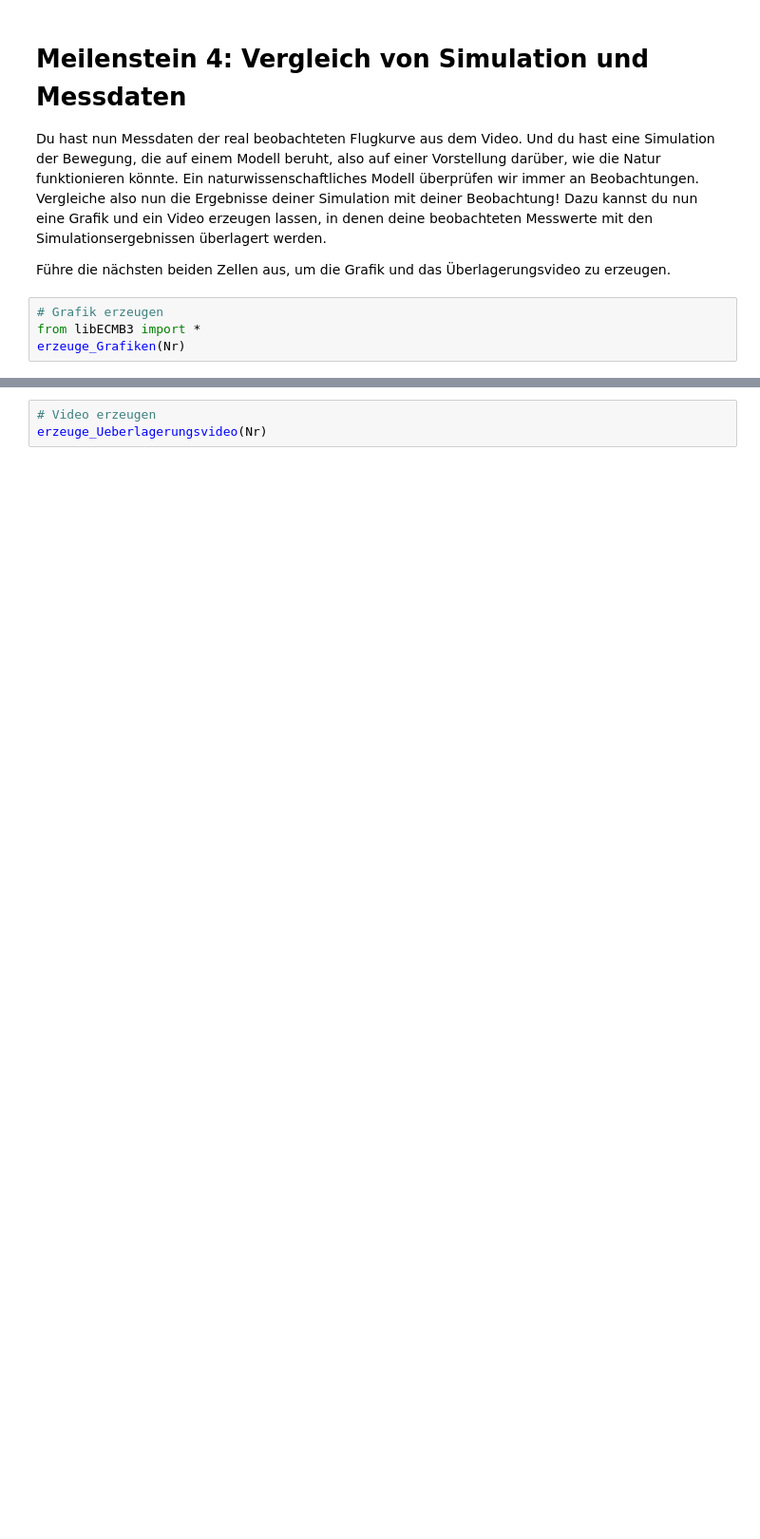
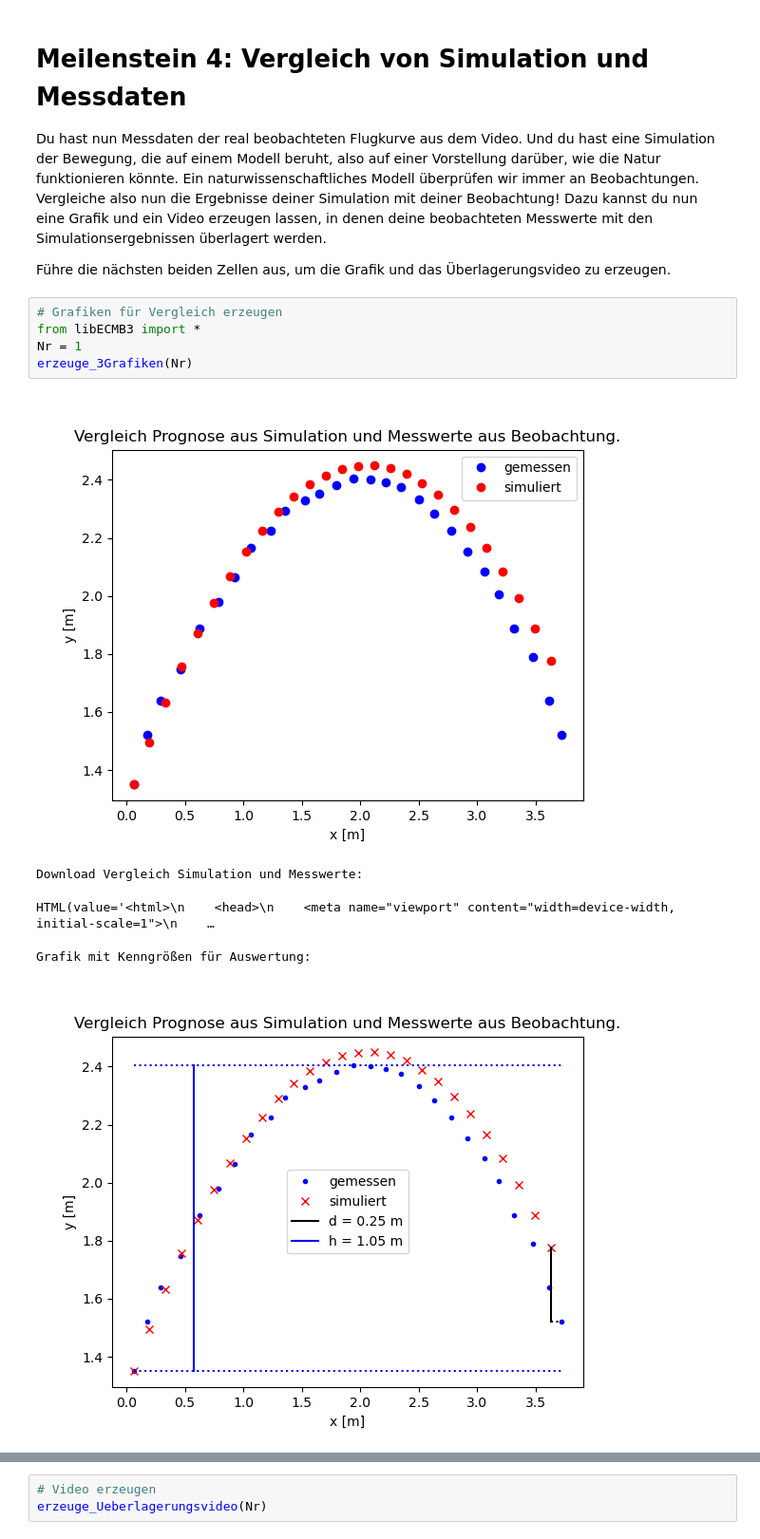
Before and after one commit to JanHey/ECMB-Z3, a Jupyter notebook: ECMB-Z3_Teil4Vergleich.ipynb, the cells around one changed output, grey strips where cells are left out. Shown at 95% size. Cells and saved outputs as stored; diff of their text form; blank space fills up the shorter version.

```diff
--- a/ECMB-Z3_Teil4Vergleich.ipynb
+++ b/ECMB-Z3_Teil4Vergleich.ipynb
@@ -5,6 +5,13 @@ Du hast nun Messdaten der real beobachteten Flugkurve aus dem Video. Und du hast
 
 Führe die nächsten beiden Zellen aus, um die Grafik und das Überlagerungsvideo zu erzeugen.
 # %%
-# Grafik erzeugen
+# Grafiken für Vergleich erzeugen
 from libECMB3 import *
-erzeuge_Grafiken(Nr)
+Nr = 1
+erzeuge_3Grafiken(Nr)
+# %% [output]
+[figure, added]
+Download Vergleich Simulation und Messwerte:
+HTML(value='<html>\n    <head>\n    <meta name="viewport" content="width=device-width, initial-scale=1">\n    …
+Grafik mit Kenngrößen für Auswertung:
+[figure, added]
```
Also changed, not shown: parts of 1 cell of this notebook, 2 other files.
